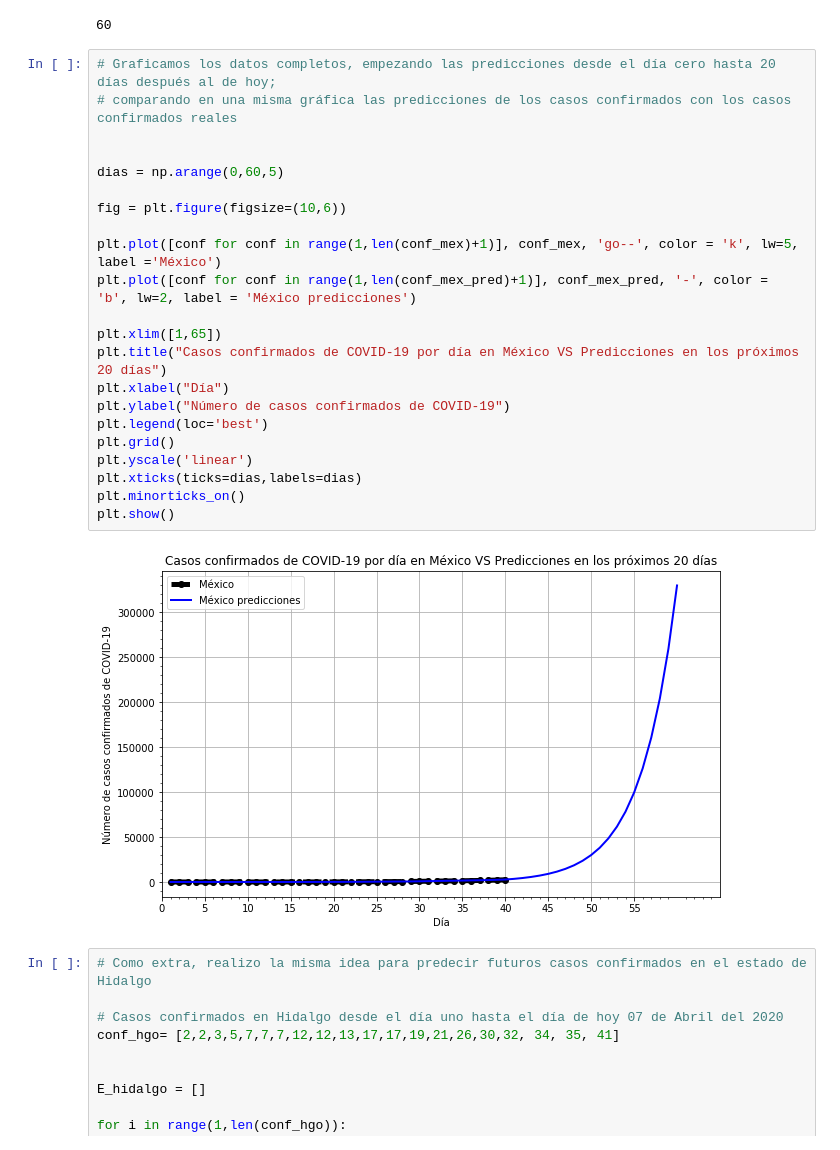
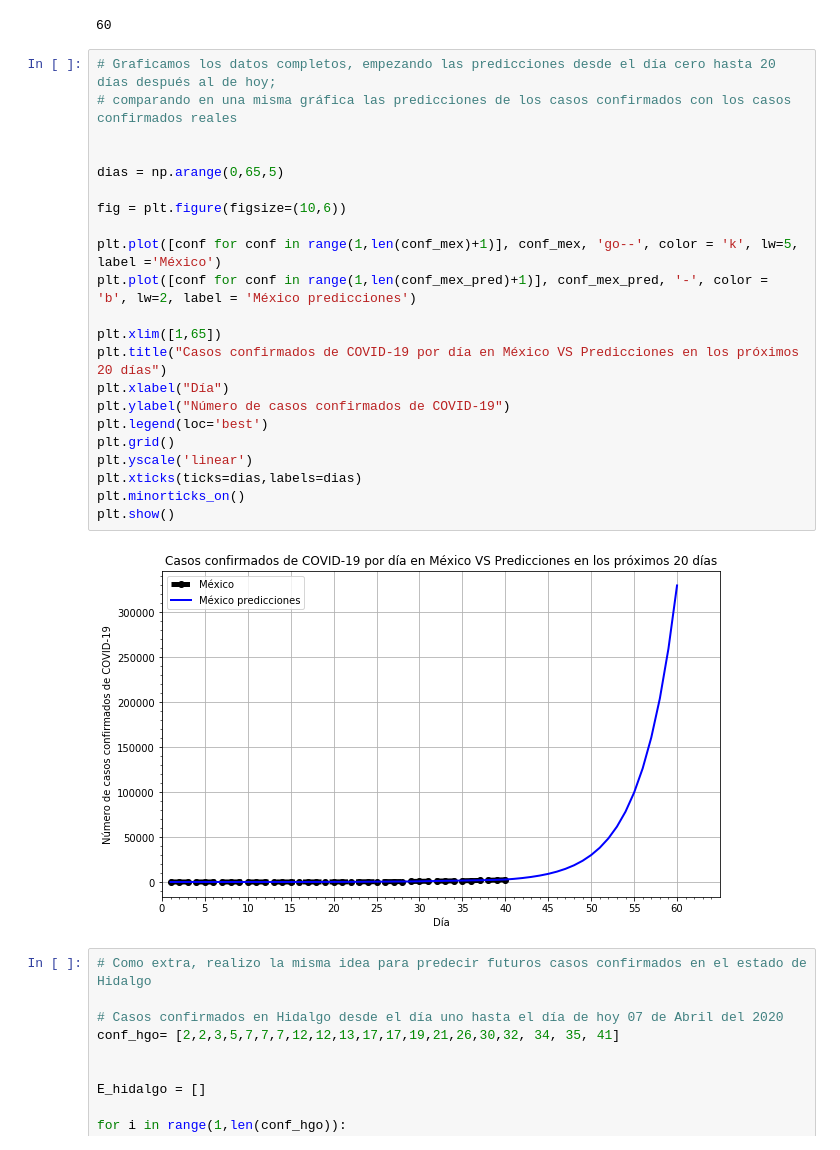
Before and after one commit to jodejetalo99/VisInfo, a Jupyter notebook: Tarea6/Tarea6.ipynb, the cells around one changed output. Drawn from its saved outputs; the diff is of its cells as text.

```diff
--- a/Tarea6/Tarea6.ipynb
+++ b/Tarea6/Tarea6.ipynb
@@ -204,27 +204,27 @@ len(conf_mex_pred)
 # %%
 # Graficamos los datos completos, empezando las predicciones desde el día cero hasta 20 días después al de hoy;
 # comparando en una misma gráfica las predicciones de los casos confirmados con los casos confirmados reales
 
 
-dias = np.arange(0,60,5)
+dias = np.arange(0,65,5)
 
 fig = plt.figure(figsize=(10,6))
 
 plt.plot([conf for conf in range(1,len(conf_mex)+1)], conf_mex, 'go--', color = 'k', lw=5, label ='México')
 plt.plot([conf for conf in range(1,len(conf_mex_pred)+1)], conf_mex_pred, '-', color = 'b', lw=2, label = 'México predicciones')
 
 plt.xlim([1,65])
 plt.title("Casos confirmados de COVID-19 por día en México VS Predicciones en los próximos 20 días")
 plt.xlabel("Día")
 plt.ylabel("Número de casos confirmados de COVID-19")
 plt.legend(loc='best')
 plt.grid()
 plt.yscale('linear')
 plt.xticks(ticks=dias,labels=dias)
 plt.minorticks_on()
 plt.show()
 # %% [output]
-[figure, old version]
+[figure, new version]
 # %%
 # Como extra, realizo la misma idea para predecir futuros casos confirmados en el estado de Hidalgo
 
```
